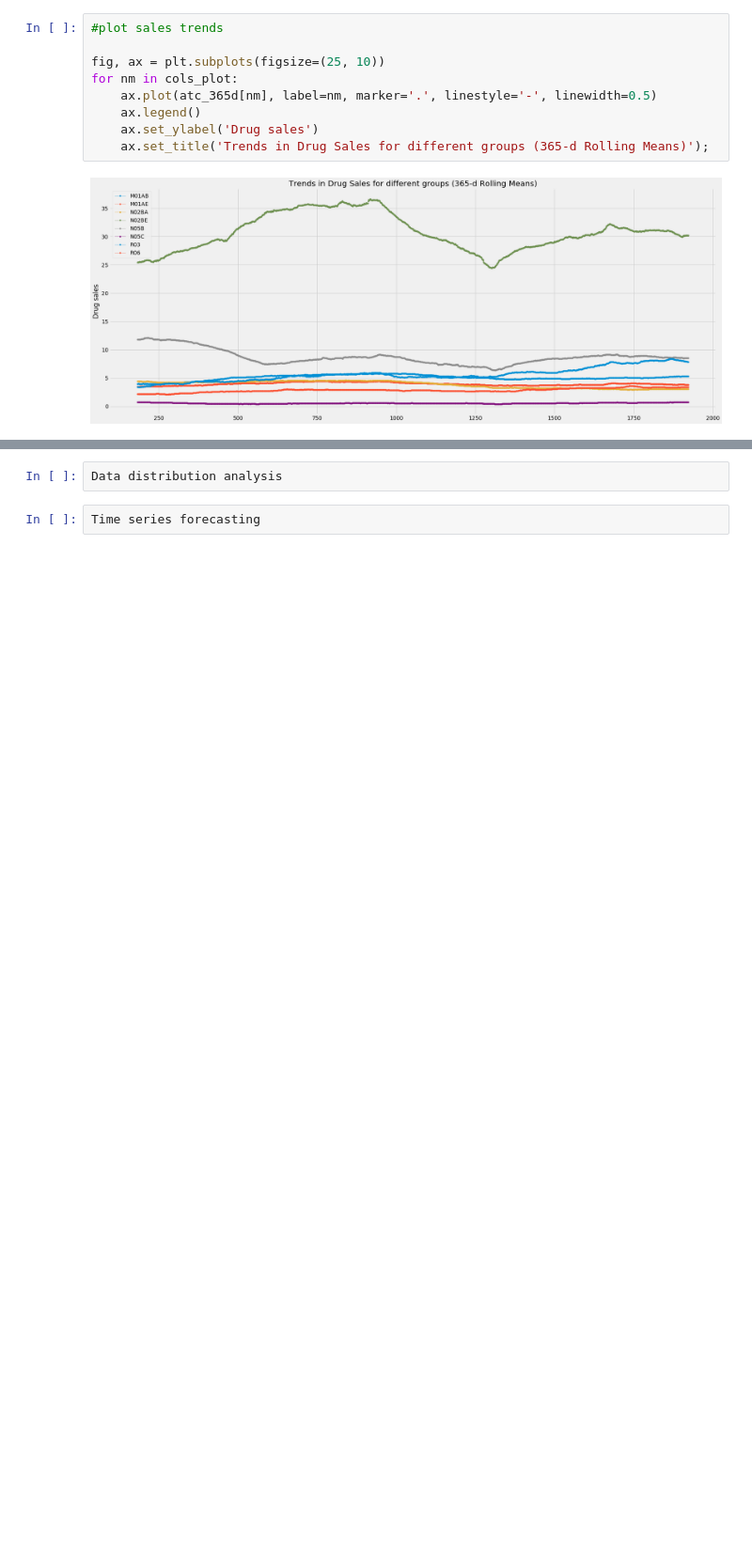
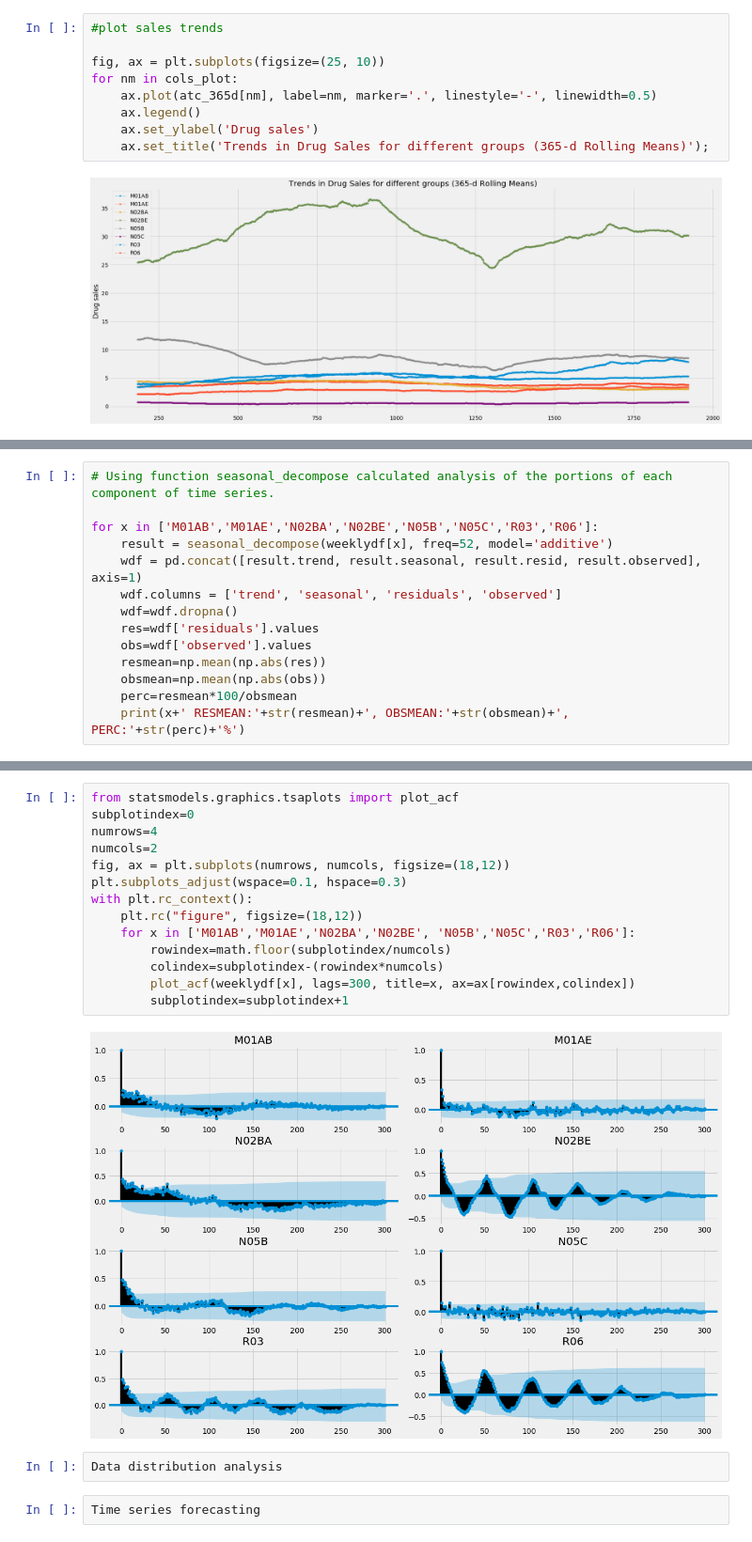
Before and after one commit to jhenvi/Pharma-sales-data, a Jupyter notebook: sales analysis.ipynb, the cells around one changed output, grey strips where cells are left out. Shown at 94% size. Saved outputs shown, nothing was run; the diff lists cells and outputs as text; blank space fills up the shorter version.

```diff
--- a/sales analysis.ipynb
+++ b/sales analysis.ipynb
@@ -208,0 +228,14 @@ Autocorrelation analysis
+# %%
+# Using function seasonal_decompose calculated analysis of the portions of each component of time series.
+
+for x in ['M01AB','M01AE','N02BA','N02BE','N05B','N05C','R03','R06']:
+    result = seasonal_decompose(weeklydf[x], freq=52, model='additive')
+    wdf = pd.concat([result.trend, result.seasonal, result.resid, result.observed], axis=1)
+    wdf.columns = ['trend', 'seasonal', 'residuals', 'observed']
+    wdf=wdf.dropna()
+    res=wdf['residuals'].values
+    obs=wdf['observed'].values
+    resmean=np.mean(np.abs(res))
+    obsmean=np.mean(np.abs(obs))
+    perc=resmean*100/obsmean
+    print(x+' RESMEAN:'+str(resmean)+', OBSMEAN:'+str(obsmean)+', PERC:'+str(perc)+'%')
@@ -209,3 +261,19 @@ Autocorrelation analysis
+# %%
+from statsmodels.graphics.tsaplots import plot_acf
+subplotindex=0
+numrows=4
+numcols=2
+fig, ax = plt.subplots(numrows, numcols, figsize=(18,12))
+plt.subplots_adjust(wspace=0.1, hspace=0.3)
+with plt.rc_context():
+    plt.rc("figure", figsize=(18,12))
+    for x in ['M01AB','M01AE','N02BA','N02BE', 'N05B','N05C','R03','R06']:
+        rowindex=math.floor(subplotindex/numcols)
+        colindex=subplotindex-(rowindex*numcols)
+        plot_acf(weeklydf[x], lags=300, title=x, ax=ax[rowindex,colindex])
+        subplotindex=subplotindex+1
+# %% [output]
+[figure, added]
 # %%
 Data distribution analysis
 # %%
```
Also changed, not shown: parts of 12 cells of this notebook.
